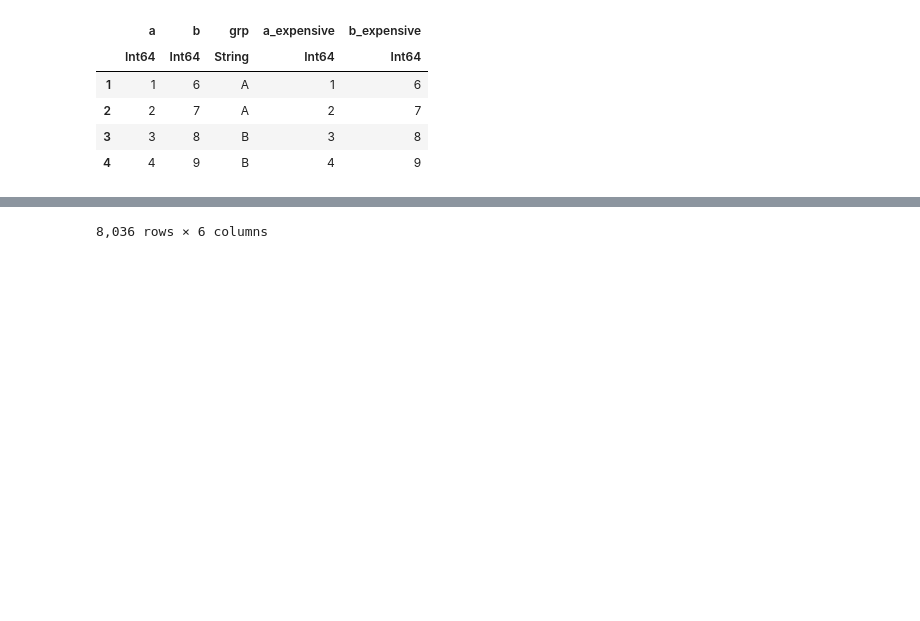
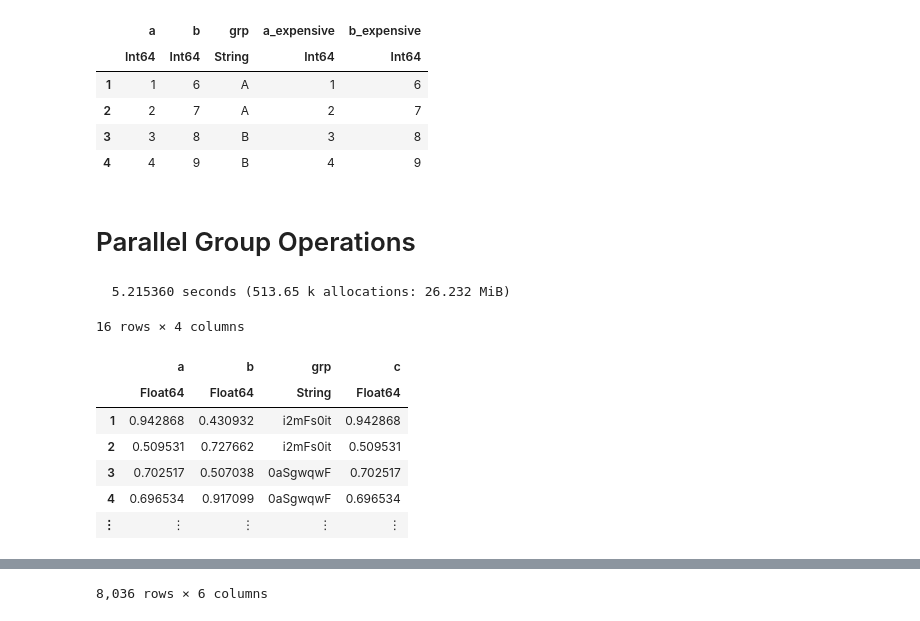
Before and after one commit to marketneutral/misc_research, a Jupyter notebook: julia_learning/dataframe_recipes.ipynb, the cells around one changed output, grey strips where cells are left out. Saved outputs shown, nothing was run; the diff lists cells and outputs as text; code cells hidden in the pictures; blank space fills up the shorter version.

Commit message:
Julia parallel df

```diff
--- a/julia_learning/dataframe_recipes.ipynb
+++ b/julia_learning/dataframe_recipes.ipynb
@@ -243,3 +228,40 @@ insertcols!(df, (col_names_vector .=> new_cols)..., copycols=false)
 | 2 | 2 | 7 | A | 2 | 7 |
 | 3 | 3 | 8 | B | 3 | 8 |
 | 4 | 4 | 9 | B | 4 | 9 |
+# %% [markdown]
+# Parallel Group Operations
+# %%
+using DataFrames, Pipe, Random
+import Base.Threads.@threads, Base.Threads.nthreads
+
+function expensive(x)
+    sleep(5)
+    return x
+end
+
+df = DataFrame(
+    :a=>rand(16),
+    :b=>rand(16),
+    :grp=>repeat([randstring(8) for i in 1:8], outer=2)
+)
+
+gdf = groupby(df, :grp)
+groups_ = Vector{Any}(undef, length(gdf))
+
+@time begin
+    @threads for (i, grp) in collect(enumerate(gdf))
+        groups_[i] = transform(grp, :a => (x->expensive(x)) => :c)
+    end
+end
+
+df_out = vcat(groups_...)
+# %% [output]
+  5.215360 seconds (513.65 k allocations: 26.232 MiB)
+16 rows × 4 columns
+|  | a | b | grp | c |
+|  | Float64 | Float64 | String | Float64 |
+| 1 | 0.942868 | 0.430932 | i2mFs0it | 0.942868 |
+| 2 | 0.509531 | 0.727662 | i2mFs0it | 0.509531 |
+| 3 | 0.702517 | 0.507038 | 0aSgwqwF | 0.702517 |
+| 4 | 0.696534 | 0.917099 | 0aSgwqwF | 0.696534 |
+| ⋮ | ⋮ | ⋮ | ⋮ | ⋮ |
```
Also changed, not shown: parts of 23 cells of this notebook, 2 other files.
